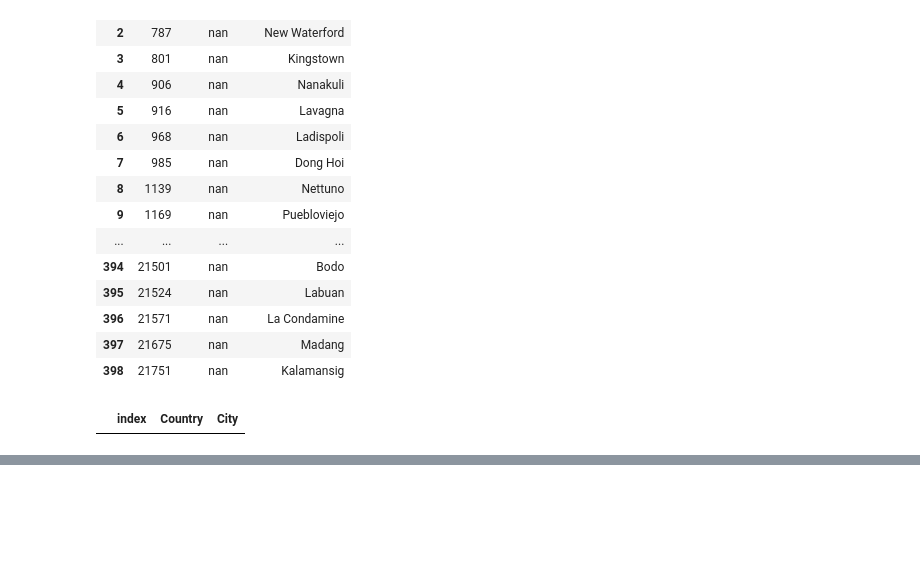
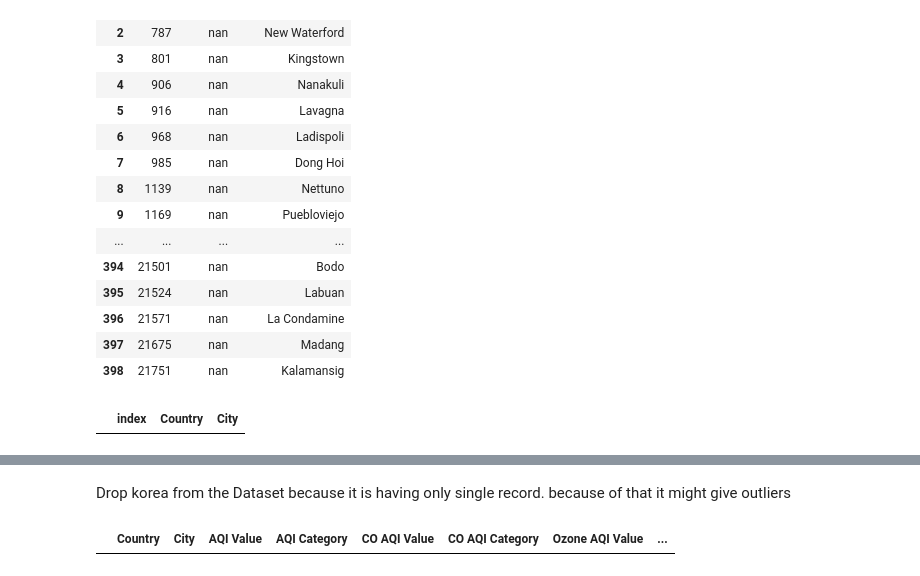
Before and after one commit to aroshacdX/msc-project-individual, a Jupyter notebook: AirPollutionAnalysis.ipynb, the cells around one changed output, grey strips where cells are left out. Drawn from its saved outputs; the diff is of its cells as text; code cells hidden in the pictures; blank space fills up the shorter version.

```diff
--- a/AirPollutionAnalysis.ipynb
+++ b/AirPollutionAnalysis.ipynb
@@ -181,0 +218,8 @@ null_data[['Country', 'City']].reset_index().style.set_table_attributes('style="
+# %% [markdown]
+Drop korea from the Dataset because it is having only single record. because of that it might give outliers
+# %%
+#drop Korea from dataset for no outlier in data
+pollution_df = pollution_df.drop(pollution_df[pollution_df['Country'] == 'Republic of Korea'].index)
+pollution_df[pollution_df['Country'] == 'Republic of Korea']
+# %% [output]
+|  | Country | City | AQI Value | AQI Category | CO AQI Value | CO AQI Category | Ozone AQI Value | ... |
```
Also changed, not shown: parts of 4 cells of this notebook.
